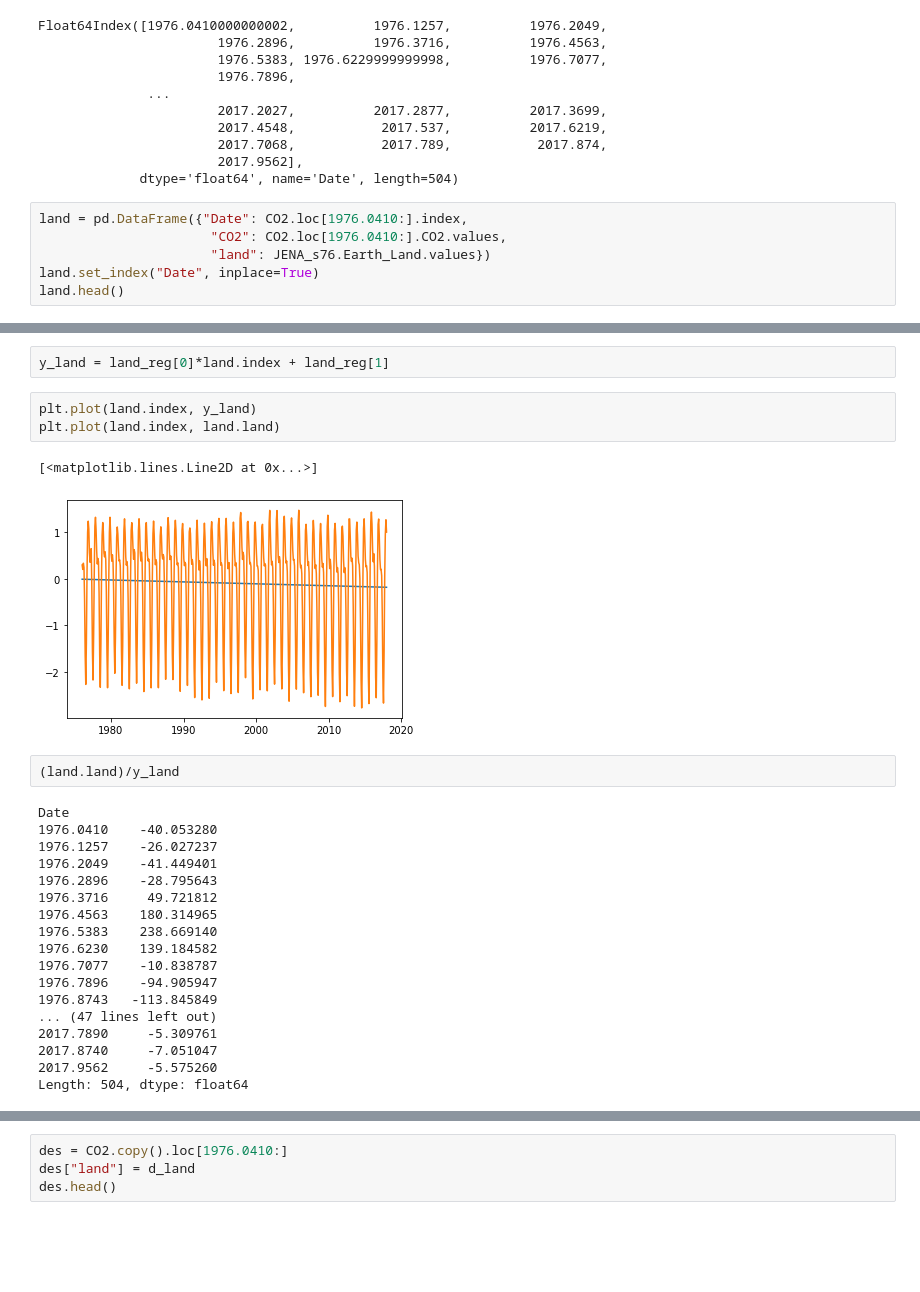
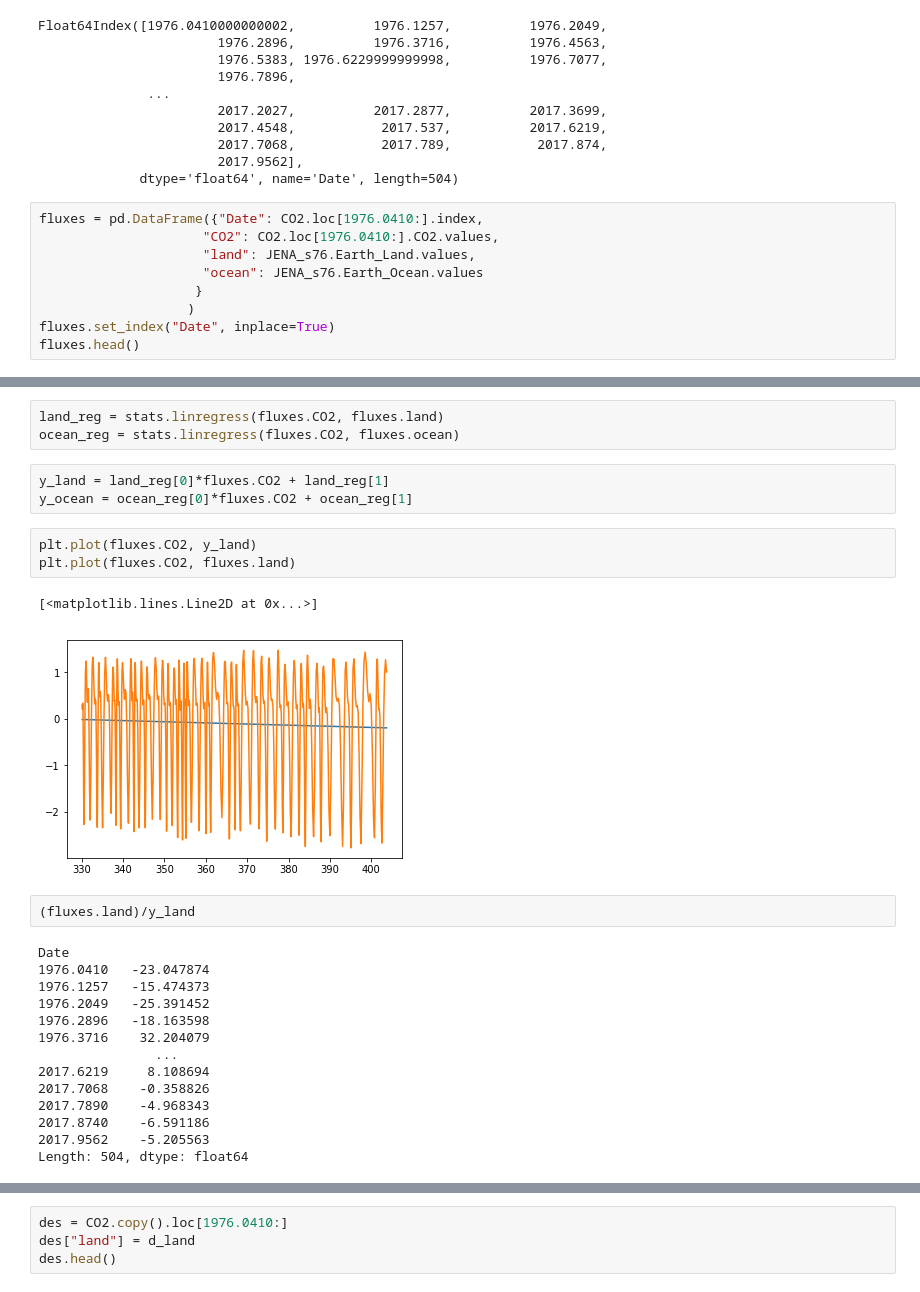
Before and after one commit to rursino/carbon-cycle-feedbacks, a Jupyter notebook: Peylin_flux/Notebooks/deseasonalize.ipynb, the cells around one changed output, grey strips where cells are left out. Cells and saved outputs as stored; diff of their text form; blank space fills up the shorter version.

```diff
--- a/Peylin_flux/Notebooks/deseasonalize.ipynb
+++ b/Peylin_flux/Notebooks/deseasonalize.ipynb
@@ -34,9 +34,12 @@ Float64Index([1976.0410000000002,          1976.1257,          1976.2049,
                        2017.9562],
              dtype='float64', name='Date', length=504)
 # %%
-land = pd.DataFrame({"Date": CO2.loc[1976.0410:].index,
-                      "CO2": CO2.loc[1976.0410:].CO2.values,
-                      "land": JENA_s76.Earth_Land.values})
-land.set_index("Date", inplace=True)
-land.head()
+fluxes = pd.DataFrame({"Date": CO2.loc[1976.0410:].index,
+                     "CO2": CO2.loc[1976.0410:].CO2.values,
+                     "land": JENA_s76.Earth_Land.values,
+                     "ocean": JENA_s76.Earth_Ocean.values
+                    }
+                   )
+fluxes.set_index("Date", inplace=True)
+fluxes.head()
 # %% [output]
@@ -57,29 +63,29 @@ land_reg = stats.linregress(land.index, land.land)
+# %%
+land_reg = stats.linregress(fluxes.CO2, fluxes.land)
+ocean_reg = stats.linregress(fluxes.CO2, fluxes.ocean)
 # %%
-y_land = land_reg[0]*land.index + land_reg[1]
+y_land = land_reg[0]*fluxes.CO2 + land_reg[1]
+y_ocean = ocean_reg[0]*fluxes.CO2 + ocean_reg[1]
 # %%
-plt.plot(land.index, y_land)
-plt.plot(land.index, land.land)
+plt.plot(fluxes.CO2, y_land)
+plt.plot(fluxes.CO2, fluxes.land)
 # %% [output]
 [<matplotlib.lines.Line2D at 0x...>]
-[figure, old version]
+[figure, new version]
 # %%
-(land.land)/y_land
+(fluxes.land)/y_land
 # %% [output]
 Date
-1976.0410    -40.053280
-1976.1257    -26.027237
-1976.2049    -41.449401
-1976.2896    -28.795643
-1976.3716     49.721812
-1976.4563    180.314965
-1976.5383    238.669140
-1976.6230    139.184582
-1976.7077    -10.838787
-1976.7896    -94.905947
-1976.8743   -113.845849
-... (47 lines left out)
-2017.7890     -5.309761
-2017.8740     -7.051047
-2017.9562     -5.575260
+1976.0410   -23.047874
+1976.1257   -15.474373
+1976.2049   -25.391452
+1976.2896   -18.163598
+1976.3716    32.204079
+               ...
+2017.6219     8.108694
+2017.7068    -0.358826
+2017.7890    -4.968343
+2017.8740    -6.591186
+2017.9562    -5.205563
 Length: 504, dtype: float64
 # %%
```
Also changed, not shown: parts of 40 cells of this notebook, 2 other files.
